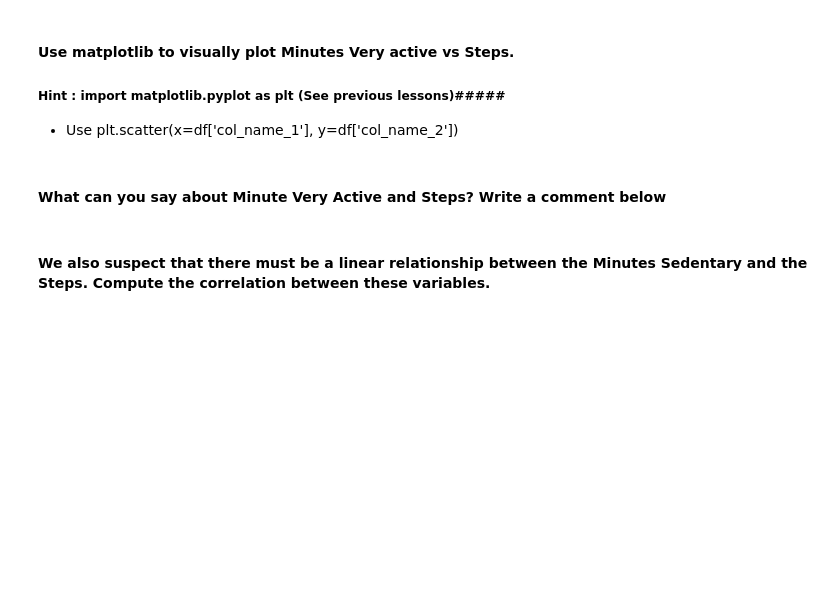
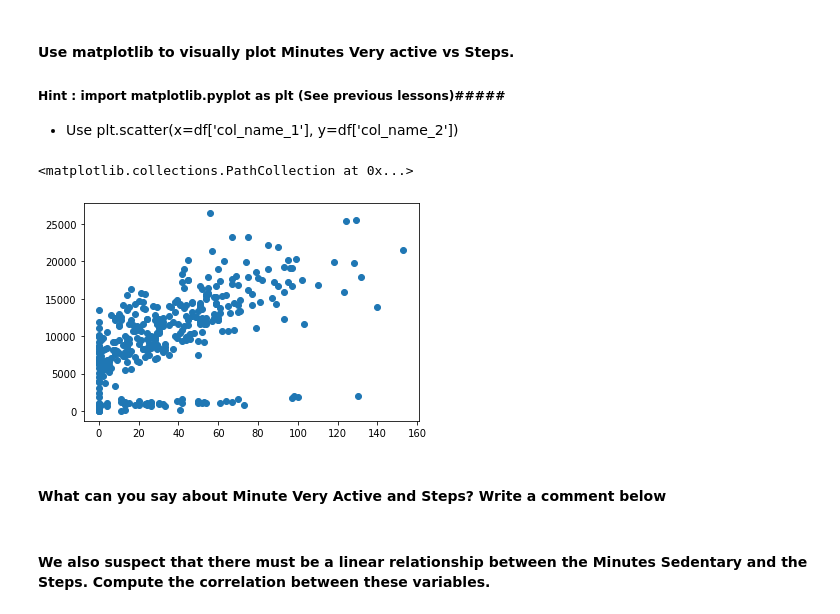
Before and after one commit to ta-data-lis/lab-pivot-table-and-correlation, a Jupyter notebook: your_code/main.ipynb, the cells around one changed output. Drawn from its saved outputs; the diff is of its cells as text; code cells hidden in the pictures; blank space fills up the shorter version.

```diff
--- a/your_code/main.ipynb
+++ b/your_code/main.ipynb
@@ -224,3 +239,5 @@ Hint: Write a custom function.
 #### Open the ` Fitbit.csv` file and name your dataset `fitbit`.
 # %%
 # your answer here
+fitbit = pd.read_csv('Fitbit.csv')
+fitbit
@@ -245,2 +327,9 @@ Hint: Use Pandas functions from previous lectures.
+# %%
+# your answer here
+#plt.scatter(x=active_steps['Minutes Very Active'], y=active_steps['Steps'])
+plt.scatter(x=fitbit['Minutes Very Active'], y=fitbit['Steps'])
+# %% [output]
+<matplotlib.collections.PathCollection at 0x...>
+[figure, added]
 # %% [markdown]
 #### What can you say about Minute Very Active and Steps? Write a comment below
```
Also changed, not shown: parts of 30 cells of this notebook.
